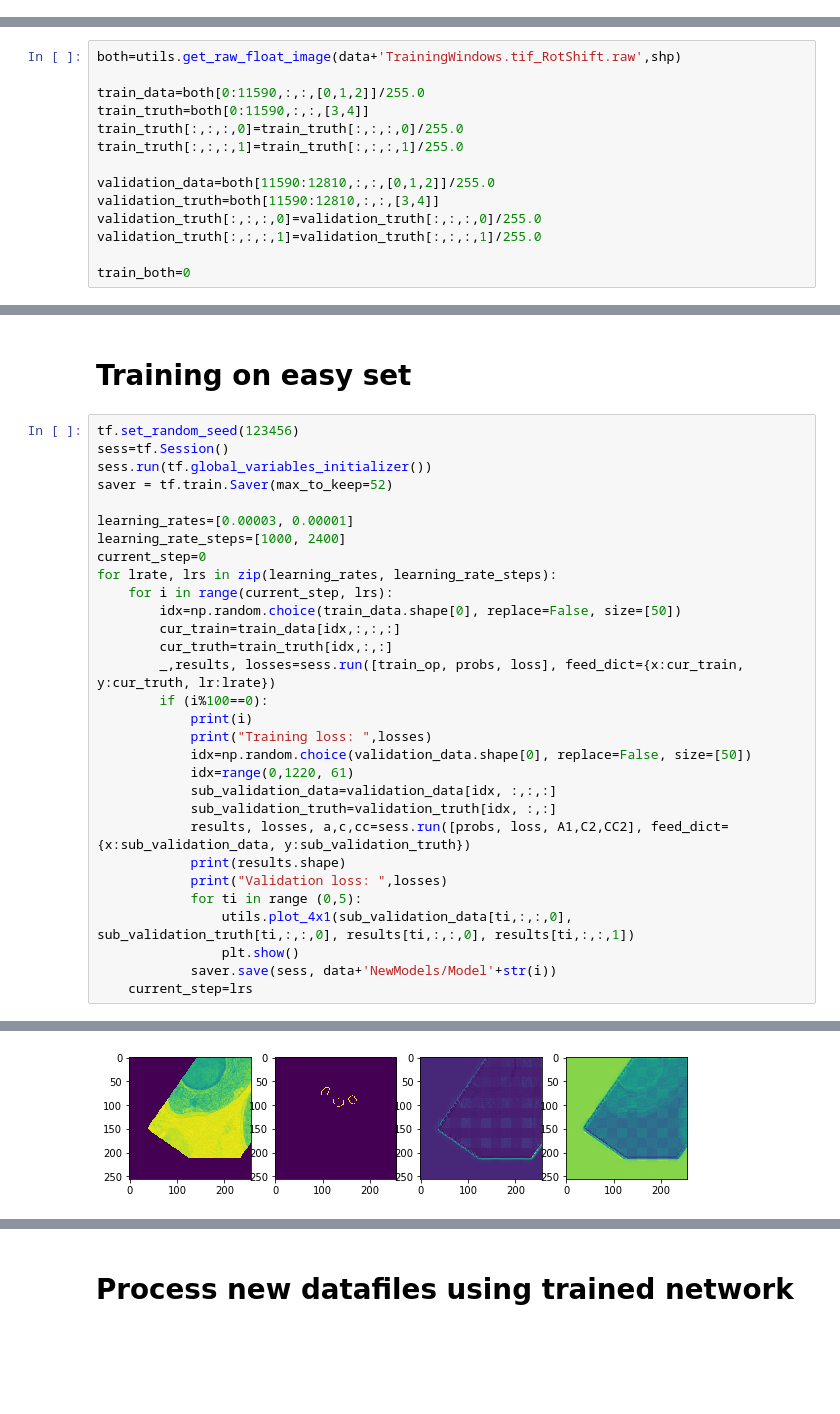
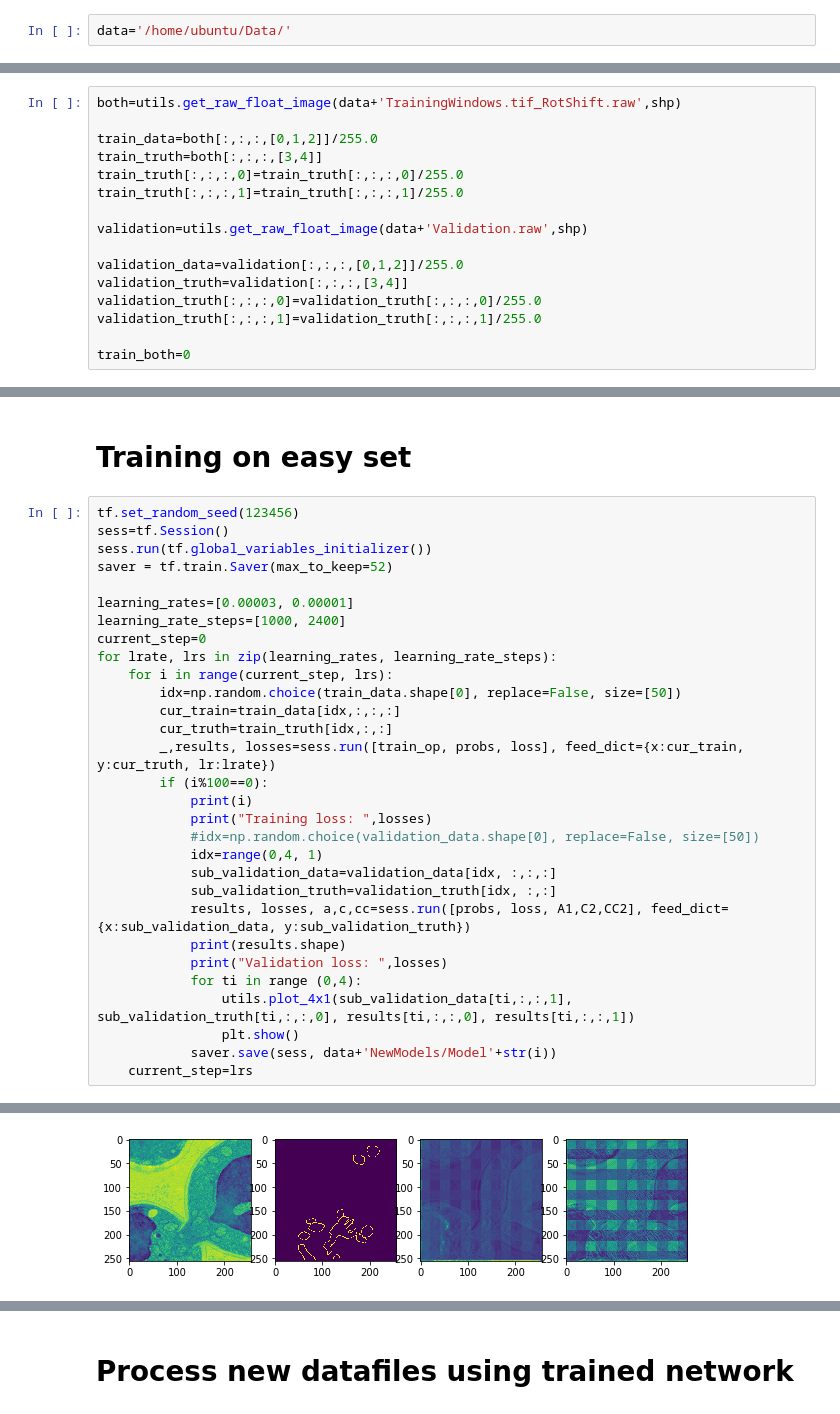
Before and after one commit to jouyun/DeepLearning, a Jupyter notebook: Yeast_EM_Data.ipynb, the cells around one changed output, grey strips where cells are left out. Saved outputs shown, nothing was run; the diff lists cells and outputs as text; blank space fills up the shorter version.

```diff
--- a/Yeast_EM_Data.ipynb
+++ b/Yeast_EM_Data.ipynb
@@ -15,3 +13,5 @@ data='/media/smc/YeastEM/'
+# %%
+data='/home/ubuntu/Data/'
 # %% [markdown]
 # Get data
 # %% [markdown]
@@ -21,13 +21,15 @@ shp=[1,256,256,5]
 # %%
 both=utils.get_raw_float_image(data+'TrainingWindows.tif_RotShift.raw',shp)
 
-train_data=both[0:11590,:,:,[0,1,2]]/255.0
-train_truth=both[0:11590,:,:,[3,4]]
+train_data=both[:,:,:,[0,1,2]]/255.0
+train_truth=both[:,:,:,[3,4]]
 train_truth[:,:,:,0]=train_truth[:,:,:,0]/255.0
 train_truth[:,:,:,1]=train_truth[:,:,:,1]/255.0
 
-validation_data=both[11590:12810,:,:,[0,1,2]]/255.0
-validation_truth=both[11590:12810,:,:,[3,4]]
+validation=utils.get_raw_float_image(data+'Validation.raw',shp)
+
+validation_data=validation[:,:,:,[0,1,2]]/255.0
+validation_truth=validation[:,:,:,[3,4]]
 validation_truth[:,:,:,0]=validation_truth[:,:,:,0]/255.0
 validation_truth[:,:,:,1]=validation_truth[:,:,:,1]/255.0
 
@@ -121,15 +127,15 @@ for lrate, lrs in zip(learning_rates, learning_rate_steps):
         if (i%100==0):
             print(i)
             print("Training loss: ",losses)
-            idx=np.random.choice(validation_data.shape[0], replace=False, size=[50])
-            idx=range(0,1220, 61)
+            #idx=np.random.choice(validation_data.shape[0], replace=False, size=[50])
+            idx=range(0,4, 1)
             sub_validation_data=validation_data[idx, :,:,:]
             sub_validation_truth=validation_truth[idx, :,:]
             results, losses, a,c,cc=sess.run([probs, loss, A1,C2,CC2], feed_dict={x:sub_validation_data, y:sub_validation_truth})
             print(results.shape)
             print("Validation loss: ",losses)
-            for ti in range (0,5):
-                utils.plot_4x1(sub_validation_data[ti,:,:,0], sub_validation_truth[ti,:,:,0], results[ti,:,:,0], results[ti,:,:,1])
+            for ti in range (0,4):
+                utils.plot_4x1(sub_validation_data[ti,:,:,1], sub_validation_truth[ti,:,:,0], results[ti,:,:,0], results[ti,:,:,1])
                 plt.show()
             saver.save(sess, data+'NewModels/Model'+str(i))
     current_step=lrs
@@ -141 +147 @@ Validation loss:  0.00134696
-[figure, old version]
+[figure, new version]
```
Also changed, not shown: parts of 8 cells of this notebook.
